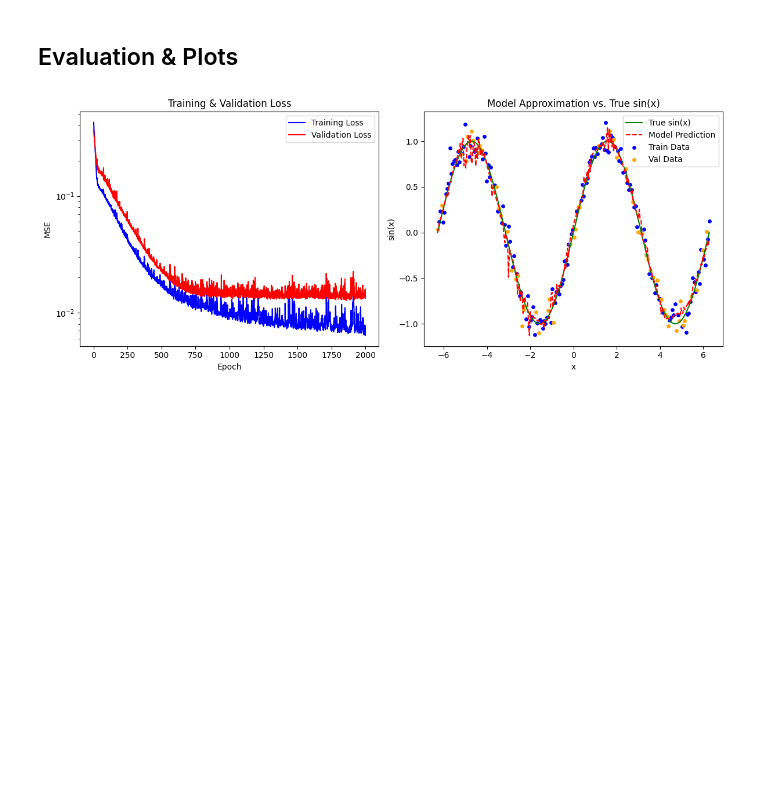
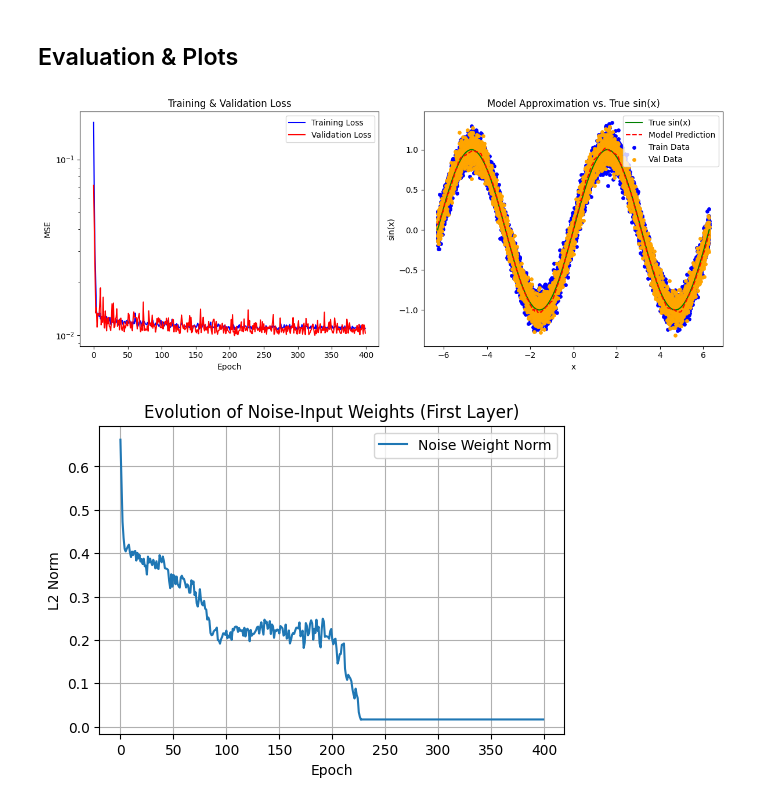
Before and after one commit to Scinawa/learning2learn, a Jupyter notebook: train.ipynb, the cells around one changed output. Cells and saved outputs as stored; diff of their text form; code cells hidden in the pictures; blank space fills up the shorter version.

Commit message:
Update experiment for weights norm

```diff
--- a/train.ipynb
+++ b/train.ipynb
@@ -26,7 +27,7 @@ torch.manual_seed(42)
 ## Hyperparameters & Configuration
 # %%
 # Data parameters
-TOTAL_SIZE = 200         # total number of data points
+TOTAL_SIZE = 20000         # total number of data points
 VAL_RATIO = 0.3          # fraction of data for validation
 X_INTERVAL = 2           # multiplier for the range of x: [-2π, 2π]
 HOW_TO_GENERATE = "linspace"  # or "random"
@@ -43,9 +44,9 @@ ACTIVATION = nn.ReLU()   # activation function
 NUM_OUTPUTS = 1
 
 # Training parameters
-NUM_EPOCHS = 2000
-LEARNING_RATE = 1e-3
-BATCH_SIZE = 32
+NUM_EPOCHS = 400
+LEARNING_RATE = 1e-2
+BATCH_SIZE = 128
 
 # Whether or not to use GPU if available
 DEVICE = "cuda" if torch.cuda.is_available() else "cpu"
@@ -265,7 +297,7 @@ model = SinApproximator(
 # %% [markdown]
 3) Train the model
 # %%
-train_losses, val_losses, best_state = train_model(
+train_losses, val_losses, best_state, noise_weight_norms = train_model(
     model,
     X_train,
     y_train,
@@ -371,31 +416,34 @@ def plot_results(
         s=15,
     )
     axs[1].scatter(
         X_val.cpu().numpy()[:, 0],
         y_val.cpu().numpy(),
         label="Val Data",
         color="orange",
         s=15,
     )
 
     axs[1].set_xlabel("x")
     axs[1].set_ylabel("sin(x)")
     axs[1].set_title("Model Approximation vs. True sin(x)")
     axs[1].legend()
 
     plt.tight_layout()
     plt.show()
 
 
 plot_results(
     model,
     X_train,
     y_train,
     X_val,
     y_val,
     train_losses,
     val_losses,
     device=DEVICE,
 )
+
+plot_noise_weight_norms(noise_weight_norms)
 # %% [output]
-[figure, old version]
+[figure, new version]
+[figure, added]
```
Also changed, not shown: parts of 3 cells of this notebook.
